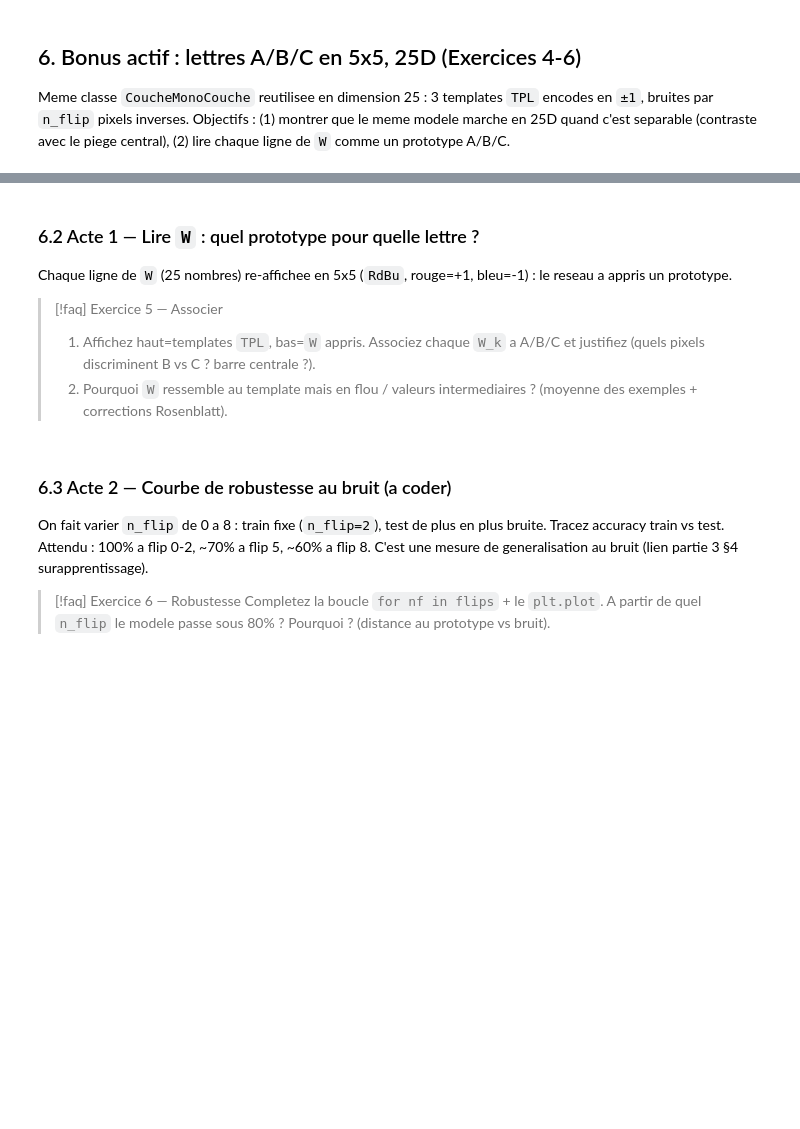
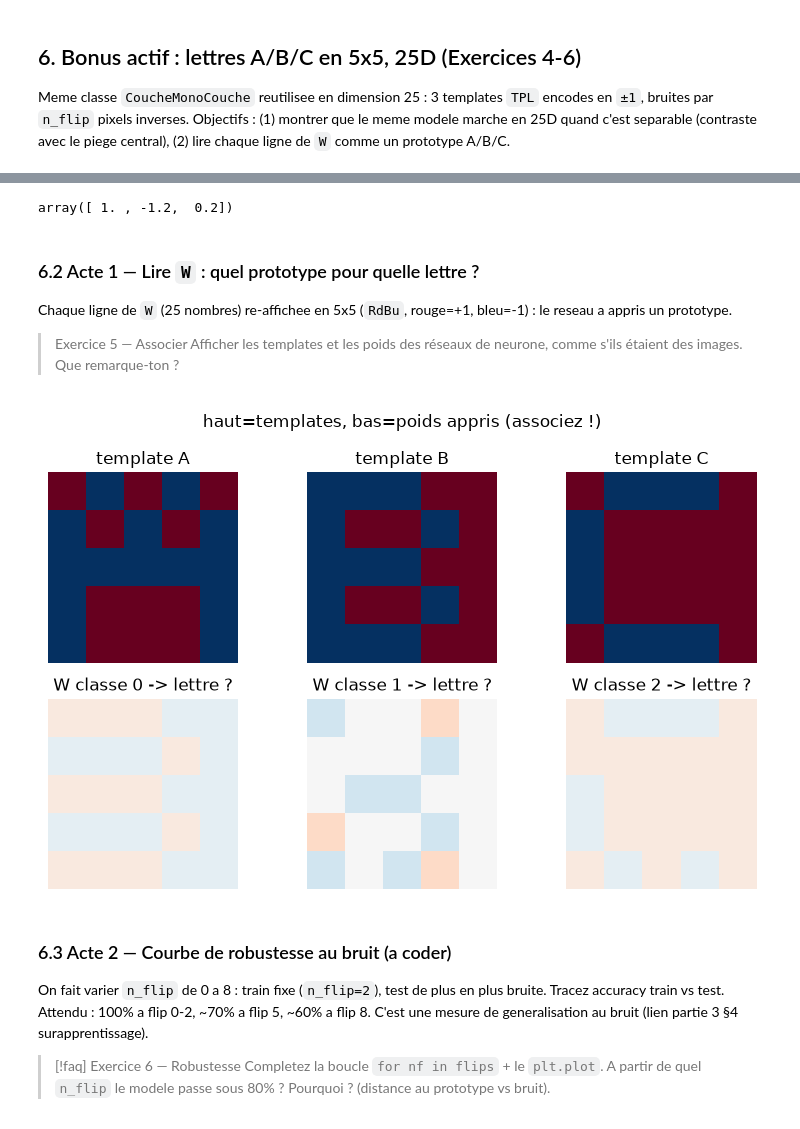
Before and after one commit to sapristi/cours_ml, a Jupyter notebook: td_02_mono_couche/mono_couche.ipynb, the cells around one changed output, grey strips where cells are left out. Drawn from its saved outputs; the diff is of its cells as text; code cells hidden in the pictures; blank space fills up the shorter version.

```diff
--- a/td_02_mono_couche/mono_couche.ipynb
+++ b/td_02_mono_couche/mono_couche.ipynb
@@ -128,7 +161,18 @@ TPL = {
  1: np.array([1,1,1,0,0, 1,0,0,1,0, 1,1,1,0,0, 1,0,0,1,0, 1,1,1,0,0]),
  2: np.array([0,1,1,1,0, 1,0,0,0,0, 1,0,0,0,0, 1,0,0,0,0, 0,1,1,1,0]),
 }
-# TODO
+def enc(v): return np.where(v==1, 1.0, -1.0)
+def gen_lettres(n_per=10, n_flip=2, seed=2):
+    rng = np.random.default_rng(seed)
+    X, y = [], []
+    for k in range(3):
+        base = enc(TPL[k])
+        for _ in range(n_per):
+            w = base.copy()
+            idx = rng.choice(25, size=n_flip, replace=False)
+            w[idx] *= -1
+            X.append(w); y.append(k)
+    return np.array(X), np.array(y)
 # %% [markdown]
 ### 6.1 Entrainement + comprendre les scores `h`
 Train avec `n_flip=2` → ~100%. Puis on affiche **une** lettre bruitee + ses 3 scores `h = W.x + b` : le gagnant `argmax` est la prediction.
@@ -161,0 +221,8 @@ show_lettre(X_let_test[0], c_let, titre=f"test0 vrai={y_let_test[0]} ({'ABC'[y_l
+# %%
+# SKIP
+h = c_let.W @ X_let_test[0] + c_let.b
+h
+
+affiche_lettre(X_let_test[0])
+# %% [output]
+array([ 1. , -1.2,  0.2])
@@ -163,11 +233,24 @@ show_lettre(X_let_test[0], c_let, titre=f"test0 vrai={y_let_test[0]} ({'ABC'[y_l
 ### 6.2 Acte 1 — Lire `W` : quel prototype pour quelle lettre ?
 Chaque ligne de `W` (25 nombres) re-affichee en 5x5 (`RdBu`, rouge=+1, bleu=-1) : le reseau a appris un prototype.
 
-> [!faq] Exercice 5 — Associer
-> 1. Affichez haut=templates `TPL`, bas=`W` appris. Associez chaque `W_k` a A/B/C et justifiez (quels pixels discriminent B vs C ? barre centrale ?).
-> 2. Pourquoi `W` ressemble au template mais en flou / valeurs intermediaires ? (moyenne des exemples + corrections Rosenblatt).
+>  Exercice 5 — Associer
+> Afficher les templates et les poids des réseaux de neurone, comme s'ils étaient des images. Que remarque-ton ?
 # %%
-# TODO
+fig, axes = plt.subplots(2, 3, figsize=(8,5))
+
+# SKIP
+for k in range(3):
+    axes[0,k].imshow(enc(TPL[k]).reshape(5,5), cmap="RdBu", vmin=-1, vmax=1)
+    axes[0,k].set_title(f"template {'ABC'[k]}")
+    axes[0,k].axis("off")
+    axes[1,k].imshow(c_let.W[k].reshape(5,5), cmap="RdBu", vmin=-1, vmax=1)
+    axes[1,k].set_title(f"W classe {k} -> lettre ?")
+    axes[1,k].axis("off")
+plt.suptitle("haut=templates, bas=poids appris (associez !)")
+plt.tight_layout()
+plt.show()
+# %% [output]
+[figure, added]
 # %% [markdown]
 ### 6.3 Acte 2 — Courbe de robustesse au bruit (a coder)
 On fait varier `n_flip` de 0 a 8 : train fixe (`n_flip=2`), test de plus en plus bruite. Tracez accuracy train vs test.
```
Also changed, not shown: parts of 22 cells of this notebook, 22 other files.
